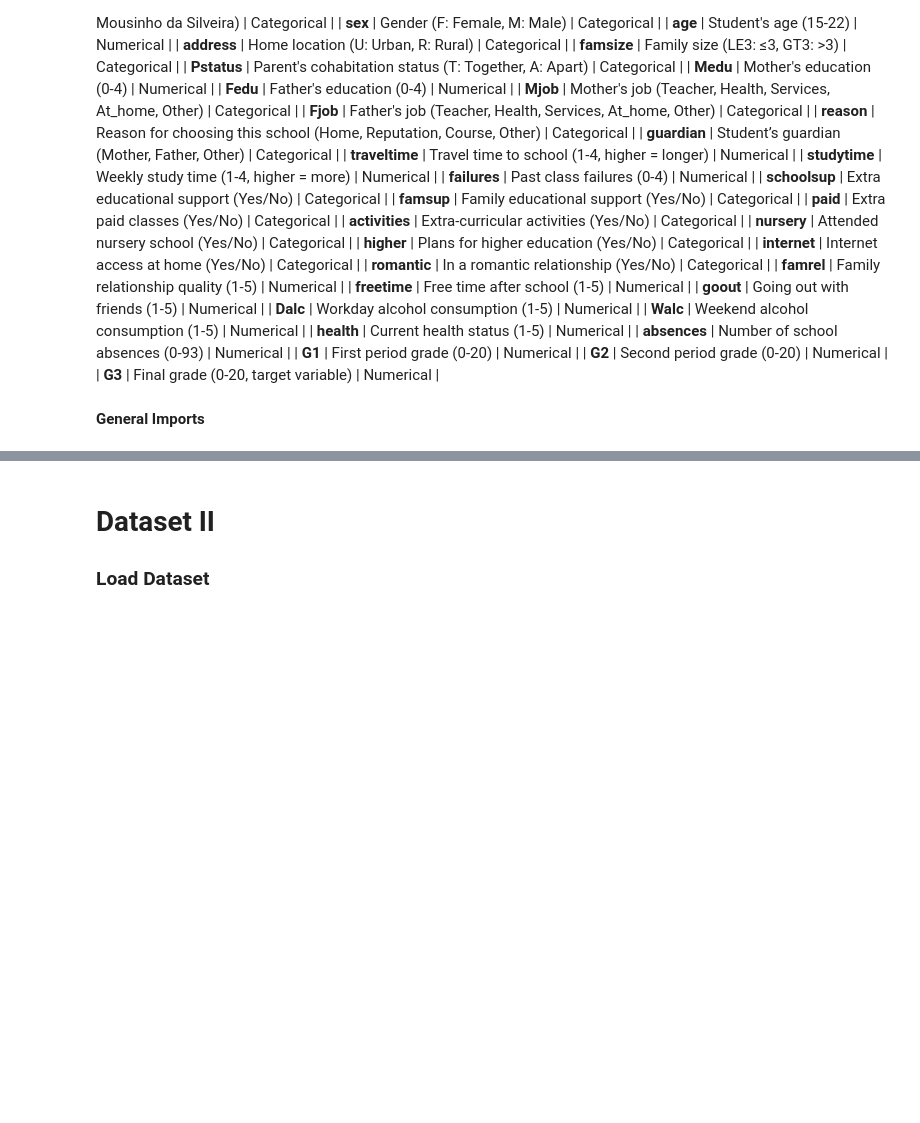
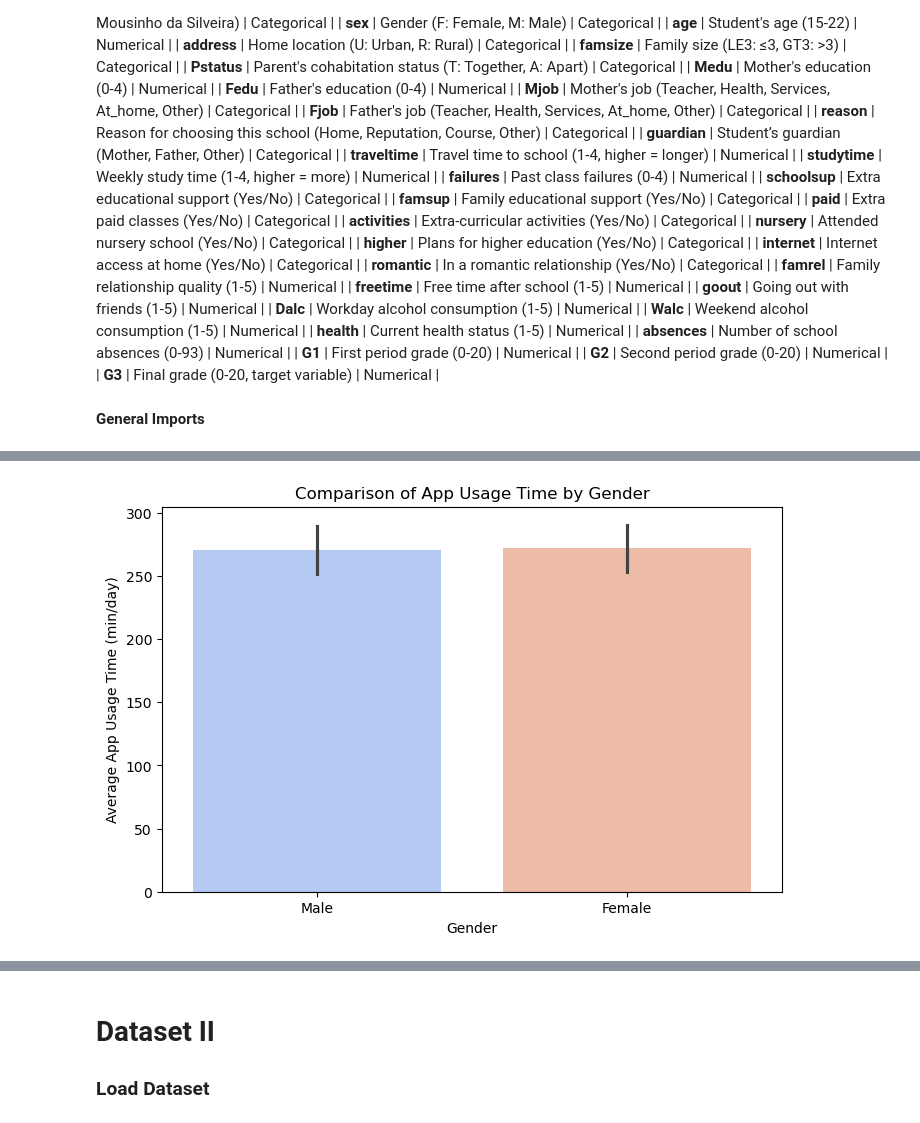
Before and after one commit to royruik/CSI4142_Assignments, a Jupyter notebook: A1_Jupyter_Analysis.ipynb, the cells around one changed output, grey strips where cells are left out. Drawn from its saved outputs; the diff is of its cells as text; code cells hidden in the pictures; blank space fills up the shorter version.

```diff
--- a/A1_Jupyter_Analysis.ipynb
+++ b/A1_Jupyter_Analysis.ipynb
@@ -154,0 +155,22 @@ plt.show()
+# %%
+# Set figure size
+plt.figure(figsize=(8,5))
+
+# Generate bar plot using seaborn with distinct colors for genders
+ax = sns.barplot(x="Gender", y="App Usage Time (min/day)", data=user_behavior,
+                 hue="Gender", estimator=np.mean, palette="coolwarm")
+
+# Labels and Title
+plt.xlabel("Gender")
+plt.ylabel("Average App Usage Time (min/day)")
+plt.title("Comparison of App Usage Time by Gender")
+
+# Ensure the legend appears correctly
+handles, labels = ax.get_legend_handles_labels()
+if labels:
+    plt.legend(title="Gender")
+
+# Show plot
+plt.show()
+# %% [output]
+[figure, added]
```
Also changed, not shown: parts of 26 cells of this notebook.
